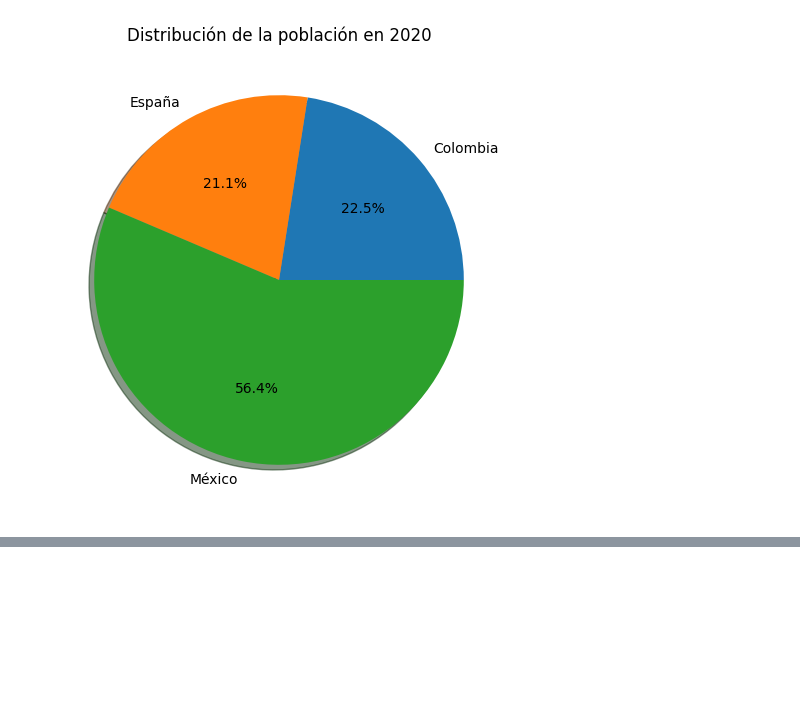
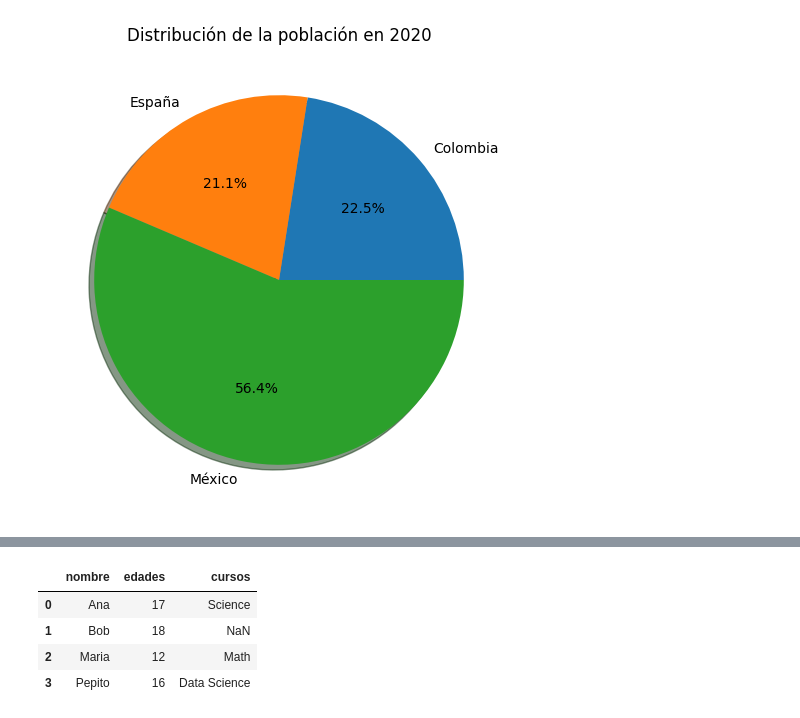
Before and after one commit to Gael-M0/PracticaUDM, a Jupyter notebook: udemy/Python_DataScience/pandas.ipynb, the cells around one changed output, grey strips where cells are left out. Drawn from its saved outputs; the diff is of its cells as text; code cells hidden in the pictures; blank space fills up the shorter version.

```diff
--- a/udemy/Python_DataScience/pandas.ipynb
+++ b/udemy/Python_DataScience/pandas.ipynb
@@ -503,0 +534,8 @@ plt.show()
+# %%
+pd.merge(General[['nombre','edades']], Cursos[['nombre','cursos']], how='outer')
+# %% [output]
+|  | nombre | edades | cursos |
+| 0 | Ana | 17 | Science |
+| 1 | Bob | 18 | NaN |
+| 2 | Maria | 12 | Math |
+| 3 | Pepito | 16 | Data Science |
```
Also changed, not shown: parts of 5 cells of this notebook.
